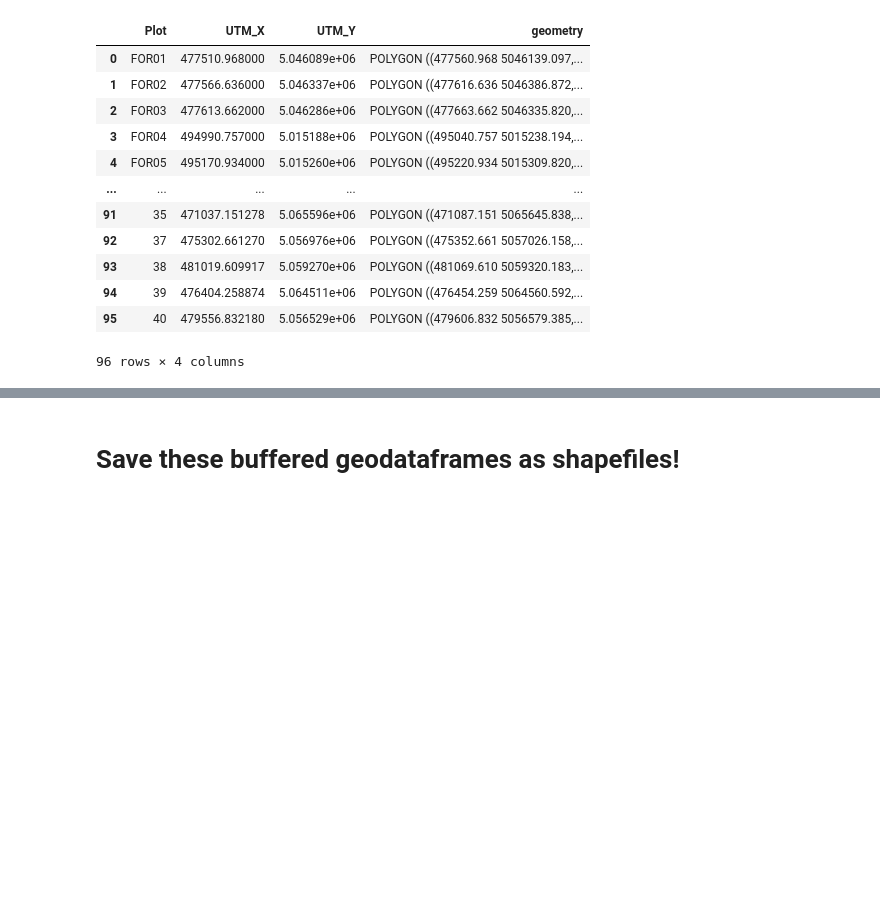
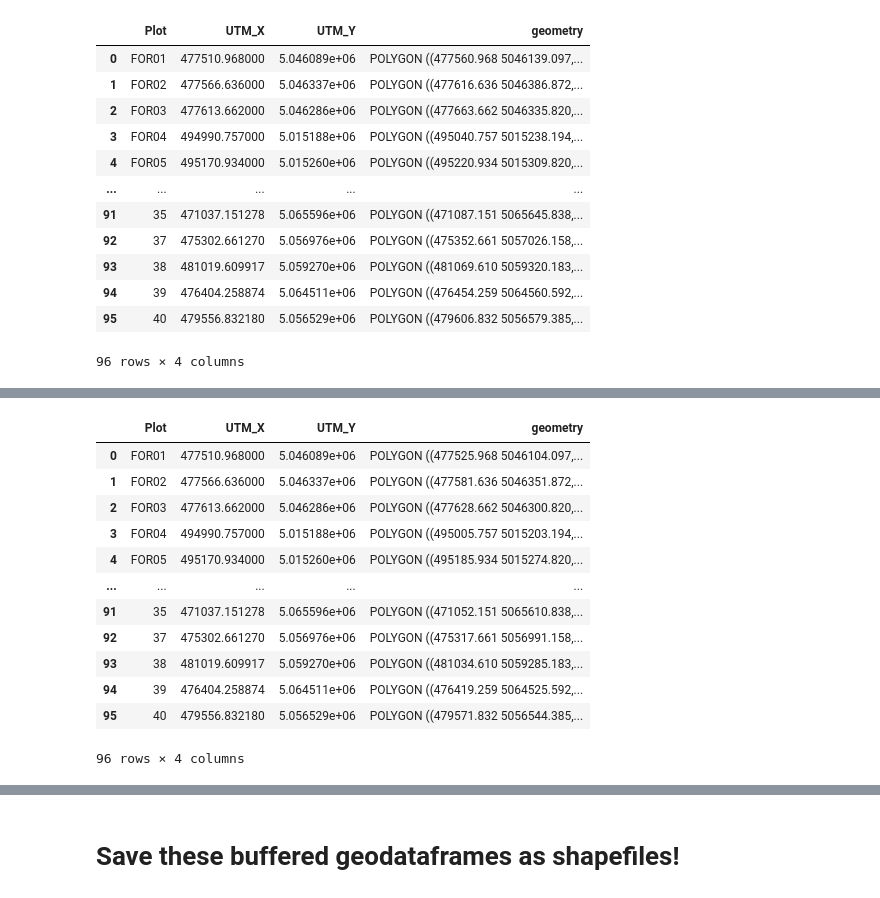
Before and after one commit to IAGO1215/TicinoBiodivMapBicocca, a Jupyter notebook: Python/7-2-FieldDataMerged Buffer.ipynb, the cells around one changed output, grey strips where cells are left out. Saved outputs shown, nothing was run; the diff lists cells and outputs as text; code cells hidden in the pictures; blank space fills up the shorter version.

```diff
--- a/Python/7-2-FieldDataMerged Buffer.ipynb
+++ b/Python/7-2-FieldDataMerged Buffer.ipynb
@@ -85,0 +105,19 @@ gdf_Field_Valid_UTM_Buffer100
+# %%
+# Add 10 x 30m square buffer for PRISMA.
+gdf_Field_Valid_UTM_Buffer30 = gdf_Field_Valid_UTM.copy()
+gdf_Field_Valid_UTM_Buffer30['geometry'] = gdf_Field_Valid_UTM_Buffer30.geometry.buffer(15, cap_style = 3)
+gdf_Field_Valid_UTM_Buffer30
+# %% [output]
+|  | Plot | UTM_X | UTM_Y | geometry |
+| 0 | FOR01 | 477510.968000 | 5.046089e+06 | POLYGON ((477525.968 5046104.097,... |
+| 1 | FOR02 | 477566.636000 | 5.046337e+06 | POLYGON ((477581.636 5046351.872,... |
+| 2 | FOR03 | 477613.662000 | 5.046286e+06 | POLYGON ((477628.662 5046300.820,... |
+| 3 | FOR04 | 494990.757000 | 5.015188e+06 | POLYGON ((495005.757 5015203.194,... |
+| 4 | FOR05 | 495170.934000 | 5.015260e+06 | POLYGON ((495185.934 5015274.820,... |
+| ... | ... | ... | ... | ... |
+| 91 | 35 | 471037.151278 | 5.065596e+06 | POLYGON ((471052.151 5065610.838,... |
+| 92 | 37 | 475302.661270 | 5.056976e+06 | POLYGON ((475317.661 5056991.158,... |
+| 93 | 38 | 481019.609917 | 5.059270e+06 | POLYGON ((481034.610 5059285.183,... |
+| 94 | 39 | 476404.258874 | 5.064511e+06 | POLYGON ((476419.259 5064525.592,... |
+| 95 | 40 | 479556.832180 | 5.056529e+06 | POLYGON ((479571.832 5056544.385,... |
+96 rows × 4 columns
```
Also changed, not shown: parts of 5 cells of this notebook, 22 other files.
